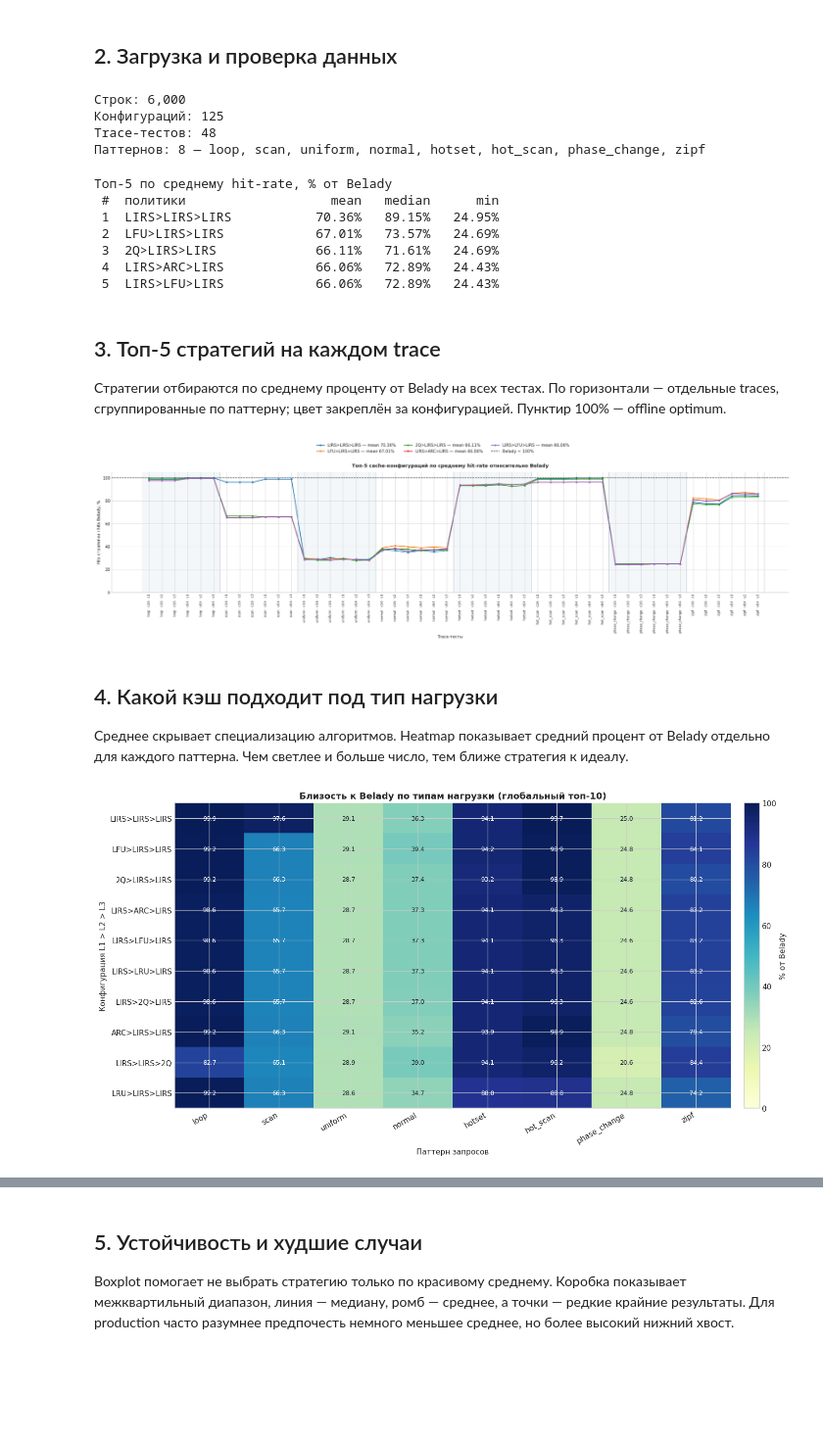
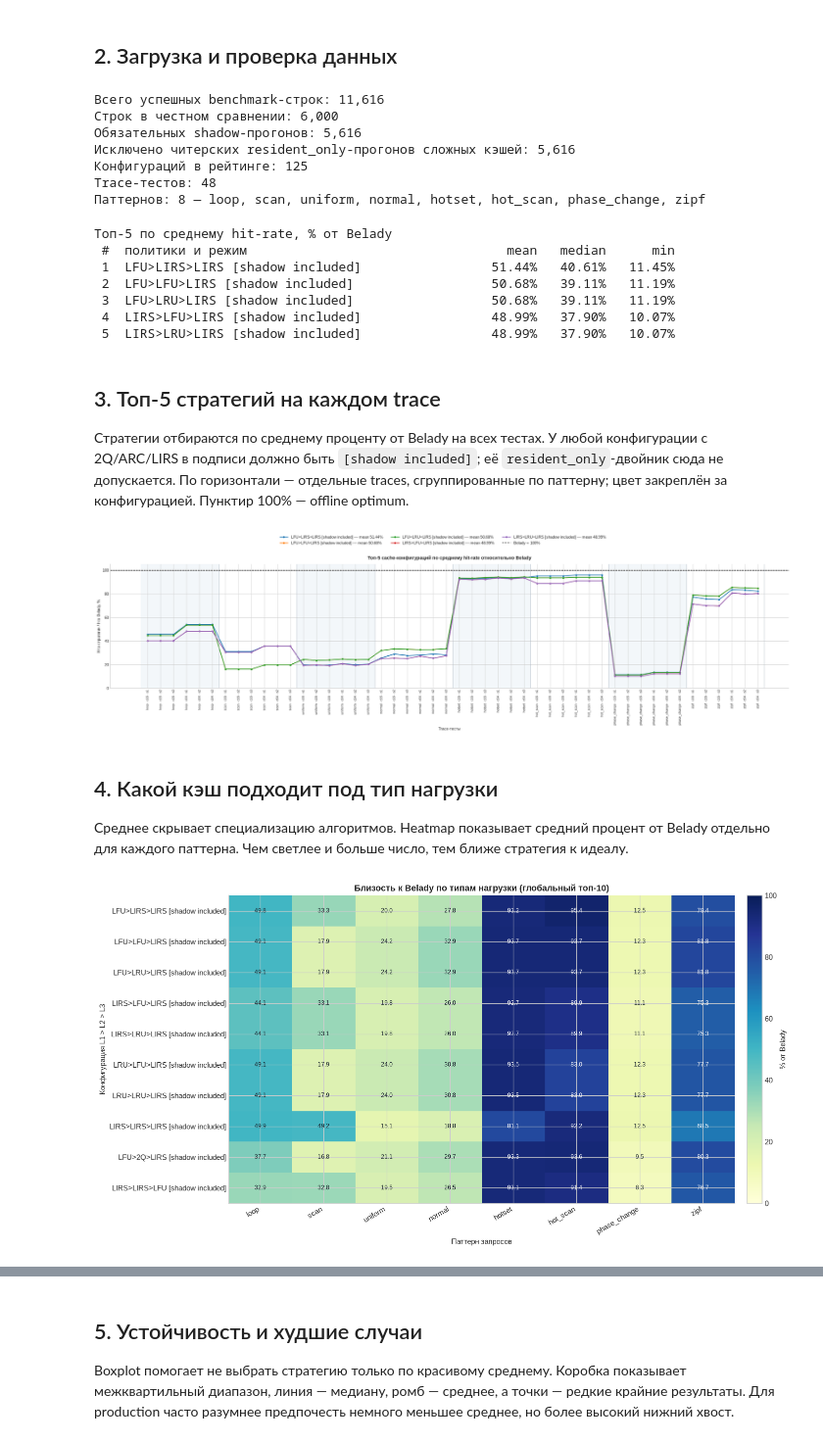
Before and after one commit to the-lenoz/CacheResearch, a Jupyter notebook: cache_benchmarks.ipynb, the cells around one changed output, grey strips where cells are left out. Shown at 98% size. Drawn from its saved outputs; the diff is of its cells as text; code cells hidden in the pictures; blank space fills up the shorter version.

Commit message:
add shadow capacity control

```diff
--- a/cache_benchmarks.ipynb
+++ b/cache_benchmarks.ipynb
@@ -130,26 +151,63 @@ if failed_rows:
     examples = '; '.join(f"{r['workload']}: {r['error']}" for r in failed_rows[:3])
     raise RuntimeError(f'{len(failed_rows)} benchmark runs failed. Examples: {examples}')
 
-rows = [row for row in all_rows if row['status'] == 'ok']
-assert rows and all(row['percent_of_ideal'] is not None for row in rows), 'Нужен benchmark с Belady baseline'
+successful_rows = [row for row in all_rows if row['status'] == 'ok']
+assert successful_rows and all(row['percent_of_ideal'] is not None for row in successful_rows), 'Нужен benchmark с Belady baseline'
+
+SHADOW_POLICIES = {'2Q', 'ARC', 'LIRS'}
+
+def uses_shadow_policy(row: dict[str, object]) -> bool:
+    return any(policy in SHADOW_POLICIES for policy in str(row['policies']).split('>'))
+
+def is_fair_variant(row: dict[str, object]) -> bool:
+    expected_mode = 'resident_and_shadow' if uses_shadow_policy(row) else 'resident_only'
+    return row.get('capacity_mode') == expected_mode
+
+shadow_runs = [
+    row for row in successful_rows
+    if uses_shadow_policy(row) and row.get('capacity_mode') == 'resident_and_shadow'
+]
+shadow_work = {
+    (str(row['config']), str(row['workload']))
+    for row in successful_rows if uses_shadow_policy(row)
+}
+assert shadow_runs, 'В benchmark нет обязательных resident_and_shadow прогонов'
+assert len(shadow_runs) == len(shadow_work), 'Не для каждого сложного cache/workload есть shadow-прогон'
+
+excluded_unfair_rows = [
+    row for row in successful_rows
+    if uses_shadow_policy(row) and row.get('capacity_mode') == 'resident_only'
+]
+rows = [row for row in successful_rows if is_fair_variant(row)]
+assert not any(uses_shadow_policy(row) and row['capacity_mode'] != 'resident_and_shadow' for row in rows)
 workloads = sorted({str(row['workload']) for row in rows})
-configs = sorted({str(row['policies']) for row in rows})
+def variant_label(row: dict[str, object]) -> str:
+    budget = 'shadow included' if uses_shadow_policy(row) else 'no shadow items'
+    return f"{row['policies']} [{budget}]"
+
+configs = sorted({variant_label(row) for row in rows})
 patterns = [name for name in PATTERN_ORDER if any(row['pattern'] == name for row in rows)]
 patterns += sorted({str(row['pattern']) for row in rows} - set(patterns))
 
-print(f'Строк: {len(rows):,}')
-print(f'Конфигураций: {len(configs)}')
+print(f'Всего успешных benchmark-строк: {len(successful_rows):,}')
+print(f'Строк в честном сравнении: {len(rows):,}')
+print(f'Обязательных shadow-прогонов: {len(shadow_runs):,}')
+print(f'Исключено читерских resident_only-прогонов сложных кэшей: {len(excluded_unfair_rows):,}')
+print(f'Конфигураций в рейтинге: {len(configs)}')
 print(f'Trace-тестов: {len(workloads)}')
 print(f'Паттернов: {len(patterns)} — {", ".join(patterns)}')
 # %% [output]
-Строк: 6,000
-Конфигураций: 125
+Всего успешных benchmark-строк: 11,616
+Строк в честном сравнении: 6,000
+Обязательных shadow-прогонов: 5,616
+Исключено читерских resident_only-прогонов сложных кэшей: 5,616
+Конфигураций в рейтинге: 125
 Trace-тестов: 48
 Паттернов: 8 — loop, scan, uniform, normal, hotset, hot_scan, phase_change, zipf
 # %%
 by_config: dict[str, list[dict[str, object]]] = defaultdict(list)
 for row in rows:
-    by_config[str(row['policies'])].append(row)
+    by_config[variant_label(row)].append(row)
 
 config_summary = []
 for policies, group in by_config.items():
@@ -168,26 +226,26 @@ config_summary.sort(key=lambda item: (-item['mean_percent_of_ideal'], item['poli
 top5 = [str(item['policies']) for item in config_summary[:5]]
 
 print('Топ-5 по среднему hit-rate, % от Belady')
-print(f"{'#':>2}  {'политики':<22} {'mean':>8} {'median':>8} {'min':>8}")
+print(f"{'#':>2}  {'политики и режим':<45} {'mean':>8} {'median':>8} {'min':>8}")
 for rank, item in enumerate(config_summary[:5], 1):
     print(
-        f"{rank:>2}  {item['policies']:<22} "
+        f"{rank:>2}  {item['policies']:<45} "
         f"{item['mean_percent_of_ideal']:>7.2f}% "
         f"{item['median_percent_of_ideal']:>7.2f}% "
         f"{item['min_percent_of_ideal']:>7.2f}%"
     )
 # %% [output]
 Топ-5 по среднему hit-rate, % от Belady
- #  политики                   mean   median      min
- 1  LIRS>LIRS>LIRS           70.36%   89.15%   24.95%
- 2  LFU>LIRS>LIRS            67.01%   73.57%   24.69%
- 3  2Q>LIRS>LIRS             66.11%   71.61%   24.69%
- 4  LIRS>ARC>LIRS            66.06%   72.89%   24.43%
- 5  LIRS>LFU>LIRS            66.06%   72.89%   24.43%
+ #  политики и режим                                  mean   median      min
+ 1  LFU>LIRS>LIRS [shadow included]                 51.44%   40.61%   11.45%
+ 2  LFU>LFU>LIRS [shadow included]                  50.68%   39.11%   11.19%
+ 3  LFU>LRU>LIRS [shadow included]                  50.68%   39.11%   11.19%
+ 4  LIRS>LFU>LIRS [shadow included]                 48.99%   37.90%   10.07%
+ 5  LIRS>LRU>LIRS [shadow included]                 48.99%   37.90%   10.07%
 # %% [markdown]
 ## 3. Топ-5 стратегий на каждом trace
 
-Стратегии отбираются по среднему проценту от Belady на всех тестах. По горизонтали — отдельные traces, сгруппированные по паттерну; цвет закреплён за конфигурацией. Пунктир 100% — offline optimum.
+Стратегии отбираются по среднему проценту от Belady на всех тестах. У любой конфигурации с 2Q/ARC/LIRS в подписи должно быть `[shadow included]`; её `resident_only`-двойник сюда не допускается. По горизонтали — отдельные traces, сгруппированные по паттерну; цвет закреплён за конфигурацией. Пунктир 100% — offline optimum.
 # %%
 pattern_rank = {pattern: index for index, pattern in enumerate(patterns)}
 
@@ -213,7 +271,7 @@ for name in ordered_workloads:
     capacity, seed = workload_parts(row)
     labels.append(f"{row['pattern']} · c{capacity} · s{seed}")
 
-score = {(str(row['policies']), str(row['workload'])): float(row['percent_of_ideal']) for row in rows}
+score = {(variant_label(row), str(row['workload'])): float(row['percent_of_ideal']) for row in rows}
 mean_score = {str(item['policies']): float(item['mean_percent_of_ideal']) for item in config_summary}
 
 fig, ax = plt.subplots(figsize=(24, 7))
@@ -249,7 +307,7 @@ fig.legend(handles, legend_labels, ncol=3, loc='upper center', bbox_to_anchor=(0
 fig.tight_layout(rect=(0, 0, 1, 0.90))
 plt.show()
 # %% [output]
-[figure, old version]
+[figure, new version]
 # %% [markdown]
 ## 4. Какой кэш подходит под тип нагрузки
 
@@ -257,34 +315,34 @@ plt.show()
 # %%
 TOP_N_HEATMAP = 10
 heatmap_configs = [str(item['policies']) for item in config_summary[:TOP_N_HEATMAP]]
 pattern_scores: dict[tuple[str, str], list[float]] = defaultdict(list)
 for row in rows:
-    pattern_scores[(str(row['policies']), str(row['pattern']))].append(float(row['percent_of_ideal']))
+    pattern_scores[(variant_label(row), str(row['pattern']))].append(float(row['percent_of_ideal']))
 
 matrix = [
     [statistics.fmean(pattern_scores[(policies, pattern)]) for pattern in patterns]
     for policies in heatmap_configs
 ]
 
 fig, ax = plt.subplots(figsize=(14, 7))
 image = ax.imshow(matrix, aspect='auto', cmap='YlGnBu', vmin=0, vmax=100)
 ax.set_xticks(range(len(patterns)), patterns, rotation=30, ha='right')
 ax.set_yticks(range(len(heatmap_configs)), heatmap_configs)
 for row_index, values in enumerate(matrix):
     for column_index, value in enumerate(values):
         ax.text(
             column_index, row_index, f'{value:.1f}',
             ha='center', va='center', fontsize=8,
             color='white' if value > 58 else '#16212a',
         )
 colorbar = fig.colorbar(image, ax=ax, pad=0.02)
 colorbar.set_label('% от Belady')
 ax.set_title('Близость к Belady по типам нагрузки (глобальный топ-10)')
 ax.set_xlabel('Паттерн запросов')
 ax.set_ylabel('Конфигурация L1 > L2 > L3')
 fig.tight_layout()
 plt.show()
 # %% [output]
-[figure, old version]
+[figure, new version]
 # %%
 print('Лучшая конфигурация для каждого паттерна')
```
Also changed, not shown: parts of 10 cells of this notebook, 11 other files.
